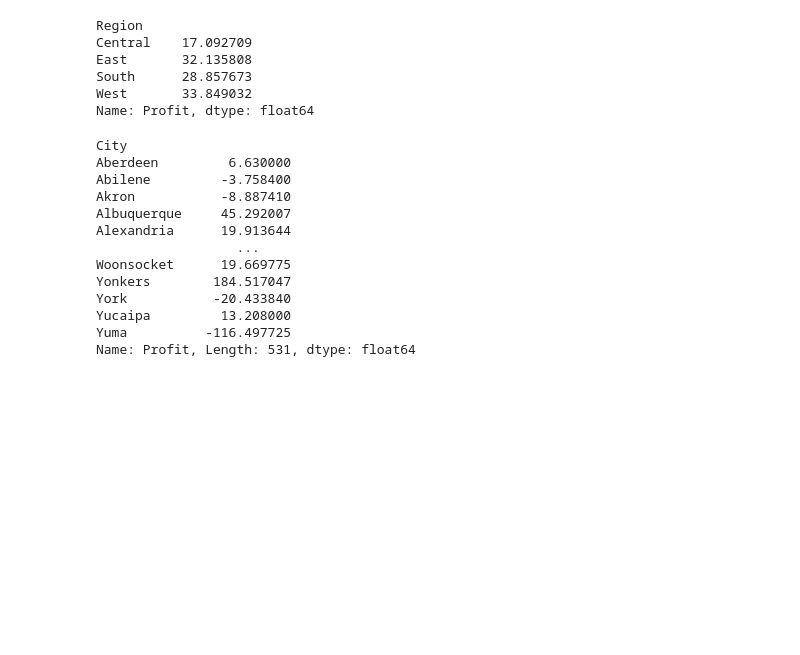
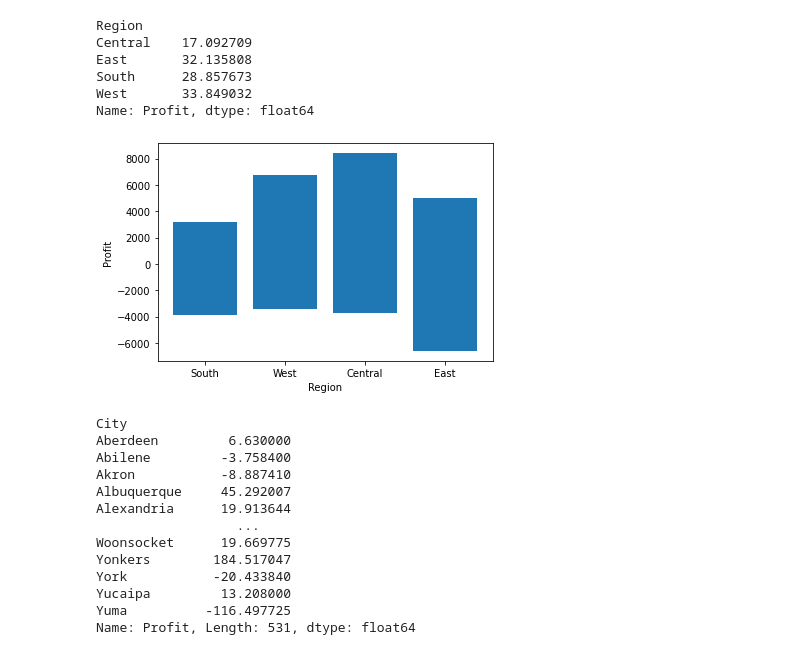
Before and after one commit to sahilparmar4/EDA-on-Sales, a Jupyter notebook: 3_EDA_1.ipynb, the cells around one changed output. Saved outputs shown, nothing was run; the diff lists cells and outputs as text; code cells hidden in the pictures; blank space fills up the shorter version.

```diff
--- a/3_EDA_1.ipynb
+++ b/3_EDA_1.ipynb
@@ -80,4 +102,11 @@ East       32.135808
 South      28.857673
 West       33.849032
 Name: Profit, dtype: float64
+# %%
+plt.xlabel("Region")
+plt.ylabel("Profit")
+plt.bar(df["Region"], df["Profit"])
+plt.show()
+# %% [output]
+[figure, added]
 # %%
```
Also changed, not shown: parts of 9 cells of this notebook.
